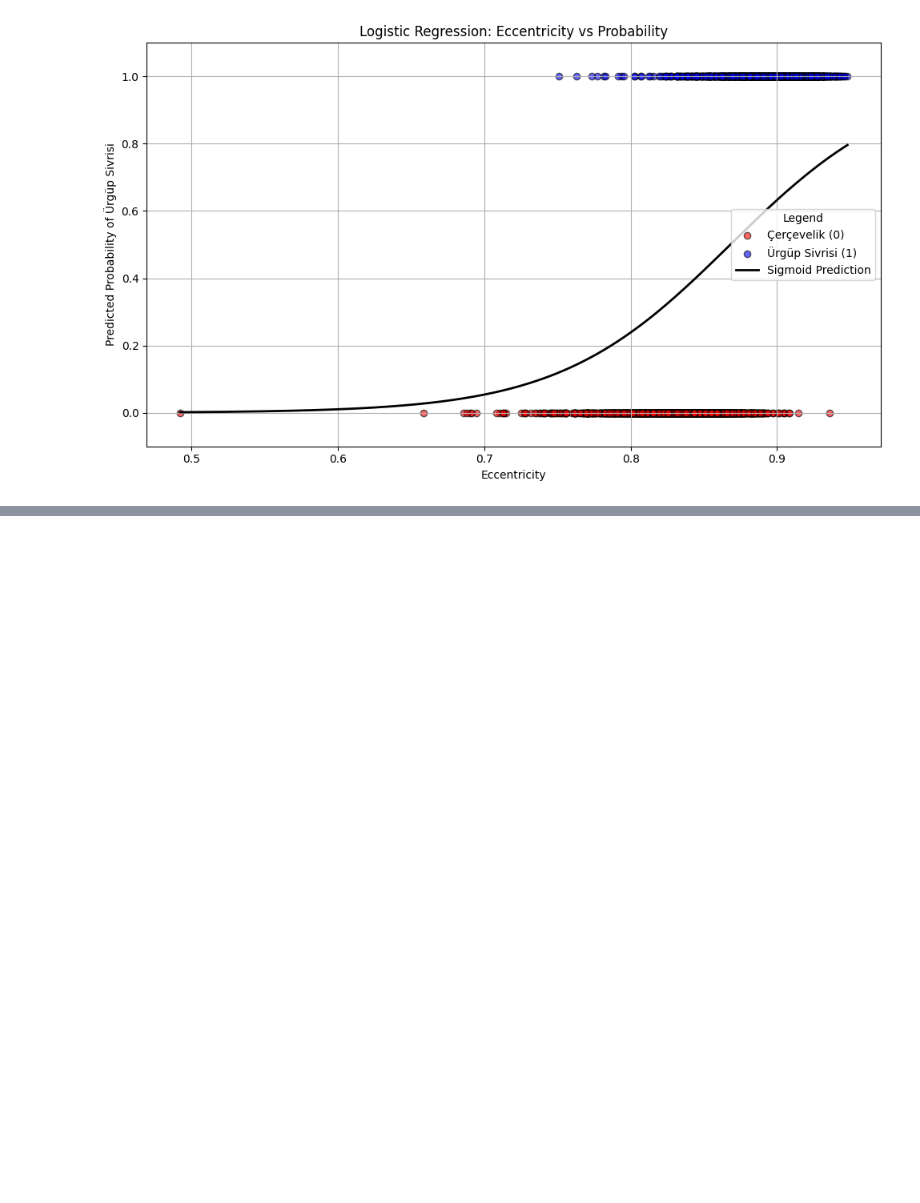
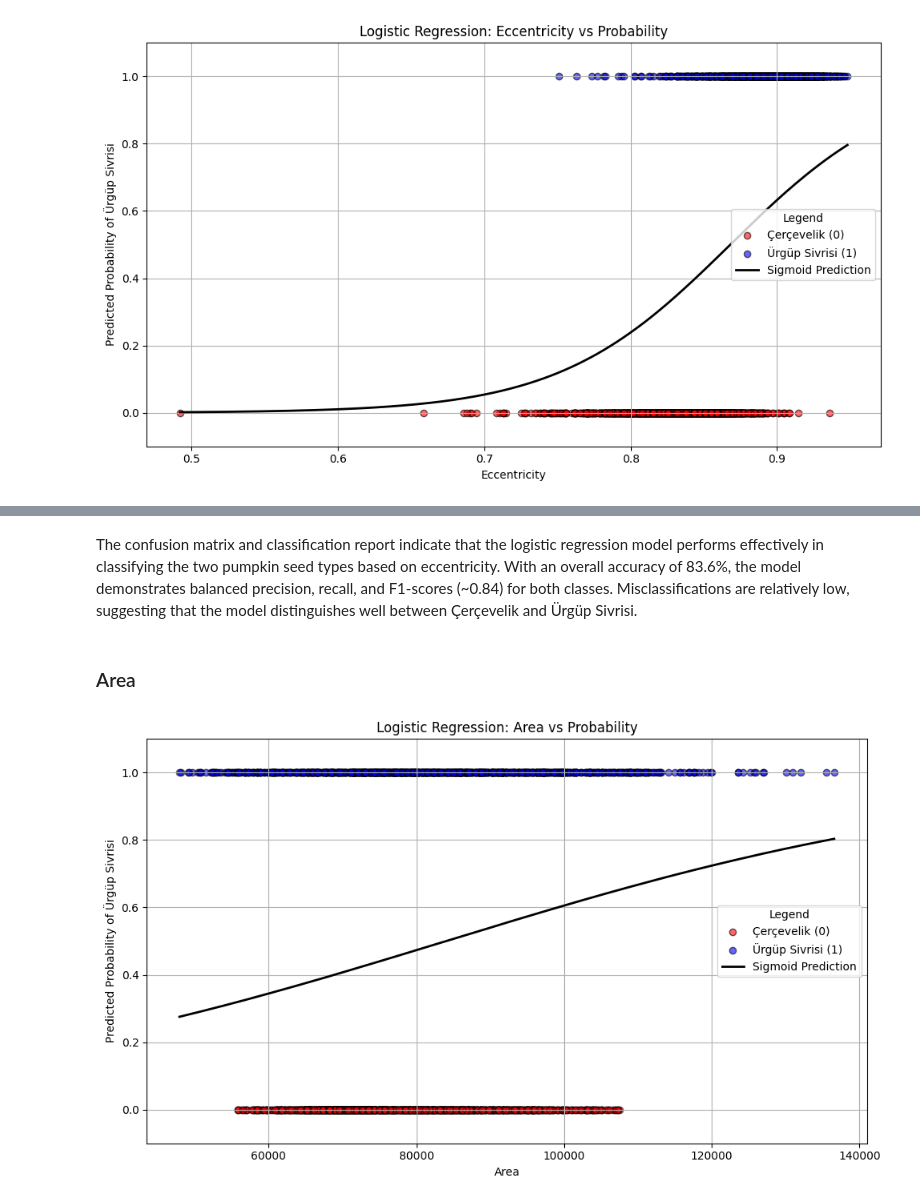
Before and after one commit to tatianagong/Gong-CMOR-438-Spring-2025, a Jupyter notebook: Supervised Learning/3. Logistic Regression/logistic_regression.ipynb, the cells around one changed output, grey strips where cells are left out. Saved outputs shown, nothing was run; the diff lists cells and outputs as text; code cells hidden in the pictures; blank space fills up the shorter version.

```diff
--- a/Supervised Learning/3. Logistic Regression/logistic_regression.ipynb
+++ b/Supervised Learning/3. Logistic Regression/logistic_regression.ipynb
@@ -107,0 +135,45 @@ Confusion Matrix:
+# %% [markdown]
+The confusion matrix and classification report indicate that the logistic regression model performs effectively in classifying the two pumpkin seed types based on eccentricity. With an overall accuracy of 83.6%, the model demonstrates balanced precision, recall, and F1-scores (~0.84) for both classes. Misclassifications are relatively low, suggesting that the model distinguishes well between Çerçevelik and Ürgüp Sivrisi.
+# %% [markdown]
+### Area
+# %%
+# Filter for two classes and use
+df_area = df[df['Class'].isin(['Çerçevelik', 'Ürgüp Sivrisi'])].copy()
+le = LabelEncoder()
+df_area['Label'] = le.fit_transform(df_ecc['Class'])  # Çerçevelik=0, Ürgüp Sivrisi=1
+
+X_area = df_area[['Area']].values
+y_area = df_area['Label'].values
+
+X_train_area, X_test_area, y_train_area, y_test_area = train_test_split(X_area, y_area, test_size=0.2, random_state=42)
+
+# Train logistic regression model
+model = LogisticRegression()
+model.fit(X_train_area, y_train_area)
+
+# Smooth x-range for plotting the sigmoid
+area_range = np.linspace(X_area.min(), X_area.max(), 300).reshape(-1, 1)
+probabilities = model.predict_proba(area_range)[:, 1]  # Prob of class 1
+
+# Plot
+plt.figure(figsize=(10, 6))
+
+# Scatter plot for class 0
+plt.scatter(X_area[y_area == 0], y_area[y_area == 0], color='red', edgecolor='k', label='Çerçevelik (0)', alpha=0.6)
+# Scatter plot for class 1
+plt.scatter(X_area[y_area == 1], y_area[y_area == 1], color='blue', edgecolor='k', label='Ürgüp Sivrisi (1)', alpha=0.6)
+
+# Sigmoid curve
+plt.plot(area_range, probabilities, color='black', linewidth=2, label='Sigmoid Prediction')
+
+# Labels and Legend
+plt.title("Logistic Regression: Area vs Probability")
+plt.xlabel("Area")
+plt.ylabel("Predicted Probability of Ürgüp Sivrisi")
+plt.ylim(-0.1, 1.1)
+plt.legend(loc='center right', title="Legend")
+plt.grid(True)
+plt.tight_layout()
+plt.show()
+# %% [output]
+[figure, added]
```
Also changed, not shown: parts of 15 cells of this notebook, 13 other files.
